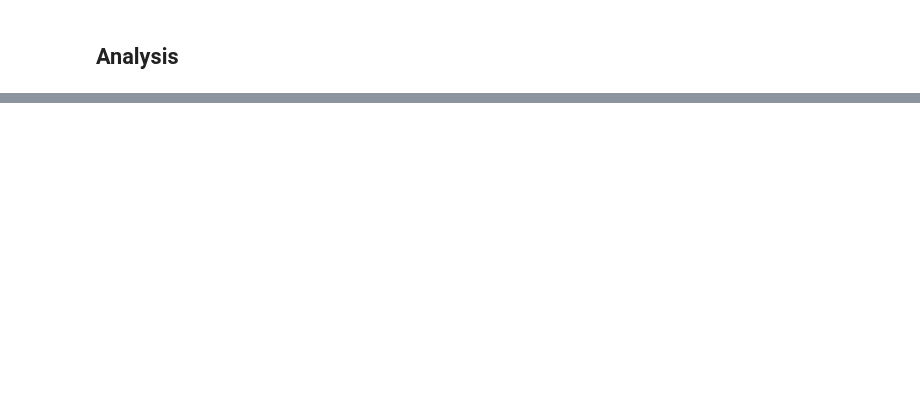
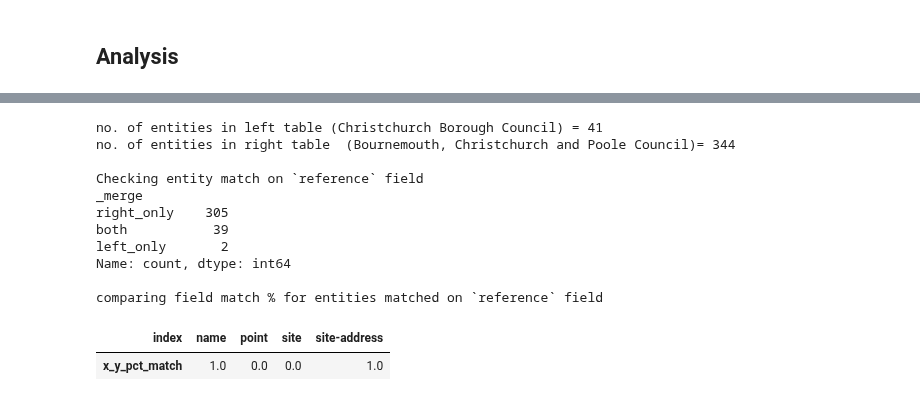
Before and after one commit to digital-land/jupyter-analysis, a Jupyter notebook: analysis/2025-01_BFL_old_orgs/BFL_old_orgs.ipynb, the cells around one changed output, grey strips where cells are left out. Saved outputs shown, nothing was run; the diff lists cells and outputs as text; code cells hidden in the pictures; blank space fills up the shorter version.

Commit message:
update analysis with checks for all old orgs

```diff
--- a/analysis/2025-01_BFL_old_orgs/BFL_old_orgs.ipynb
+++ b/analysis/2025-01_BFL_old_orgs/BFL_old_orgs.ipynb
@@ -65,0 +157,28 @@ pd.DataFrame({"x_y_match_pct" : full_comp[["name", "point", "site", "site-addres
+# %%
+ox = 78
+oy = 54
+
+cross_ref = check_matches(ox, oy, ["reference"])
+cr_matches = cross_ref[cross_ref["_merge"] == "both"]["reference"]
+
+print()
+print("Checking entity match on `reference` field")
+print(cross_ref.value_counts("_merge"))
+
+print()
+print("comparing field match % for entities matched on `reference` field")
+compare_match_fields(ox, oy, cr_matches, ["name", "point", "site", "site-address"])
+# %% [output]
+no. of entities in left table (Christchurch Borough Council) = 41
+no. of entities in right table  (Bournemouth, Christchurch and Poole Council)= 344
+
+Checking entity match on `reference` field
+_merge
+right_only    305
+both           39
+left_only       2
+Name: count, dtype: int64
+
+comparing field match % for entities matched on `reference` field
+| index | name | point | site | site-address |
+| x_y_pct_match | 1.0 | 0.0 | 0.0 | 1.0 |
```
Also changed, not shown: parts of 29 cells of this notebook.
